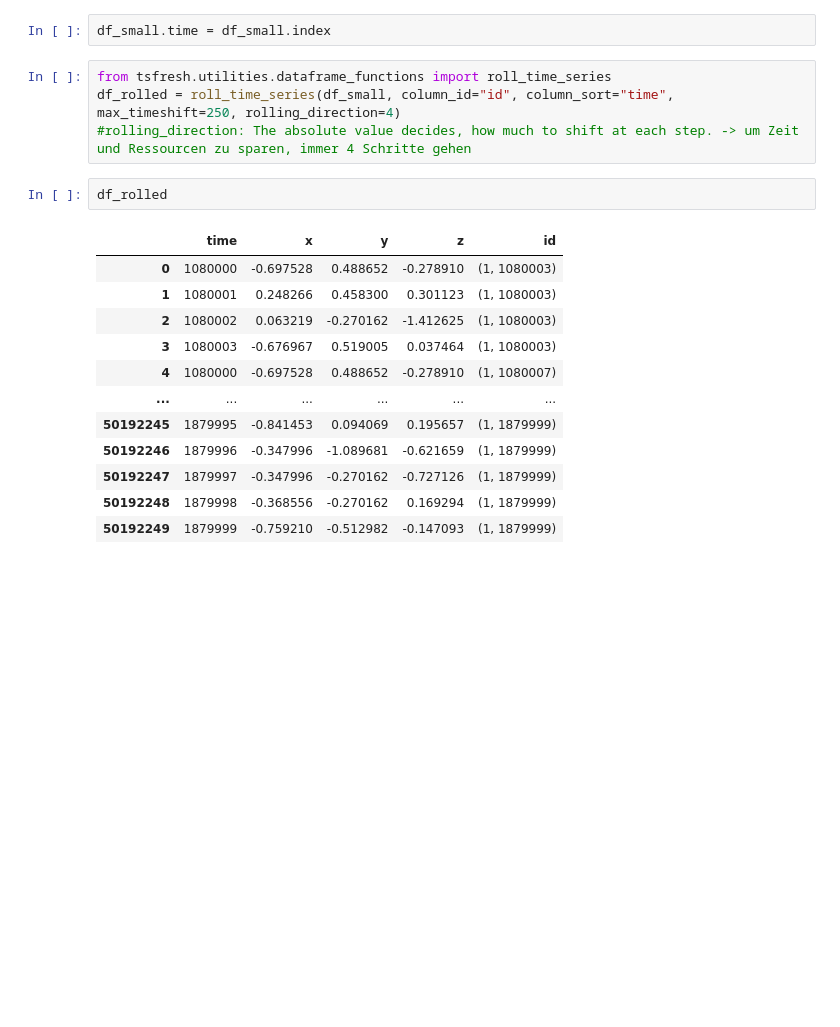
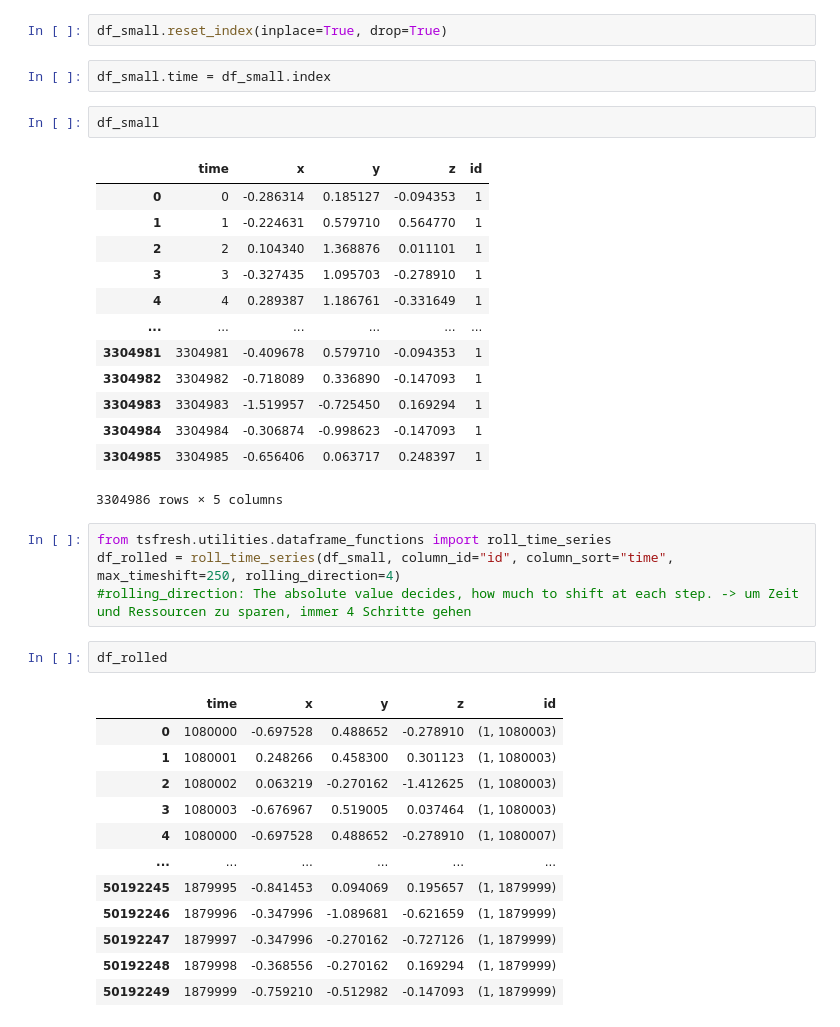
Before and after one commit to juliansaar/Innoprojekt, a Jupyter notebook: tsfresh_julian.ipynb, the cells around one changed output. Cells and saved outputs as stored; diff of their text form; blank space fills up the shorter version.

```diff
--- a/tsfresh_julian.ipynb
+++ b/tsfresh_julian.ipynb
@@ -100,8 +100,26 @@ plt.legend(loc=4)
 # %% [output]
 <matplotlib.legend.Legend at 0x...>
 [figure]
+# %%
+df_small.reset_index(inplace=True, drop=True)
 # %%
 df_small.time = df_small.index
+# %%
+df_small
+# %% [output]
+|  | time | x | y | z | id |
+| 0 | 0 | -0.286314 | 0.185127 | -0.094353 | 1 |
+| 1 | 1 | -0.224631 | 0.579710 | 0.564770 | 1 |
+| 2 | 2 | 0.104340 | 1.368876 | 0.011101 | 1 |
+| 3 | 3 | -0.327435 | 1.095703 | -0.278910 | 1 |
+| 4 | 4 | 0.289387 | 1.186761 | -0.331649 | 1 |
+| ... | ... | ... | ... | ... | ... |
+| 3304981 | 3304981 | -0.409678 | 0.579710 | -0.094353 | 1 |
+| 3304982 | 3304982 | -0.718089 | 0.336890 | -0.147093 | 1 |
+| 3304983 | 3304983 | -1.519957 | -0.725450 | 0.169294 | 1 |
+| 3304984 | 3304984 | -0.306874 | -0.998623 | -0.147093 | 1 |
+| 3304985 | 3304985 | -0.656406 | 0.063717 | 0.248397 | 1 |
+3304986 rows × 5 columns
 # %%
 from tsfresh.utilities.dataframe_functions import roll_time_series
 df_rolled = roll_time_series(df_small, column_id="id", column_sort="time", max_timeshift=250, rolling_direction=4)
```
Also changed, not shown: parts of 1 cell of this notebook, 1 other file.
